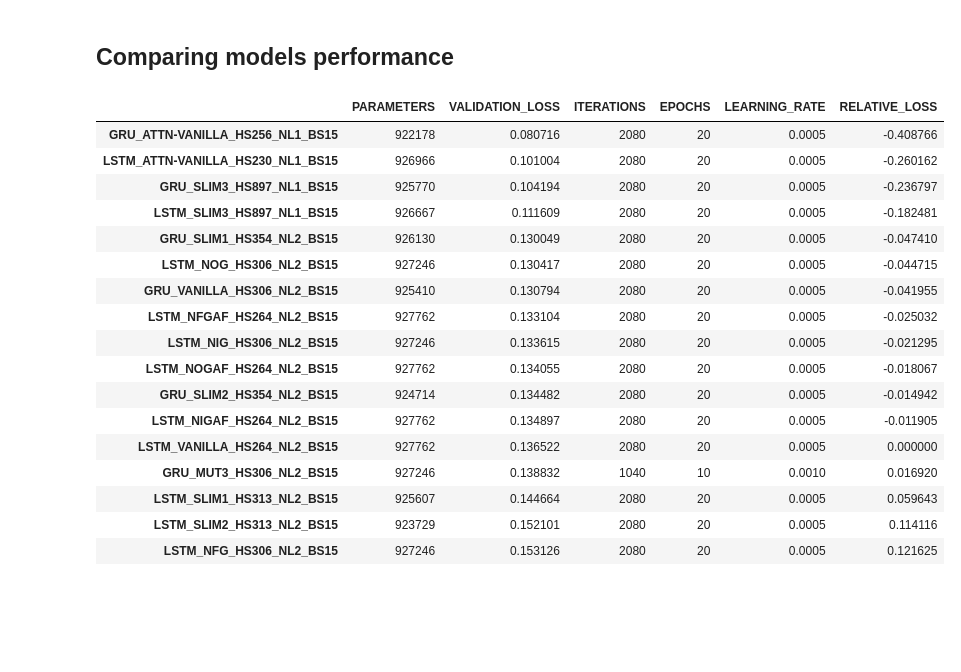
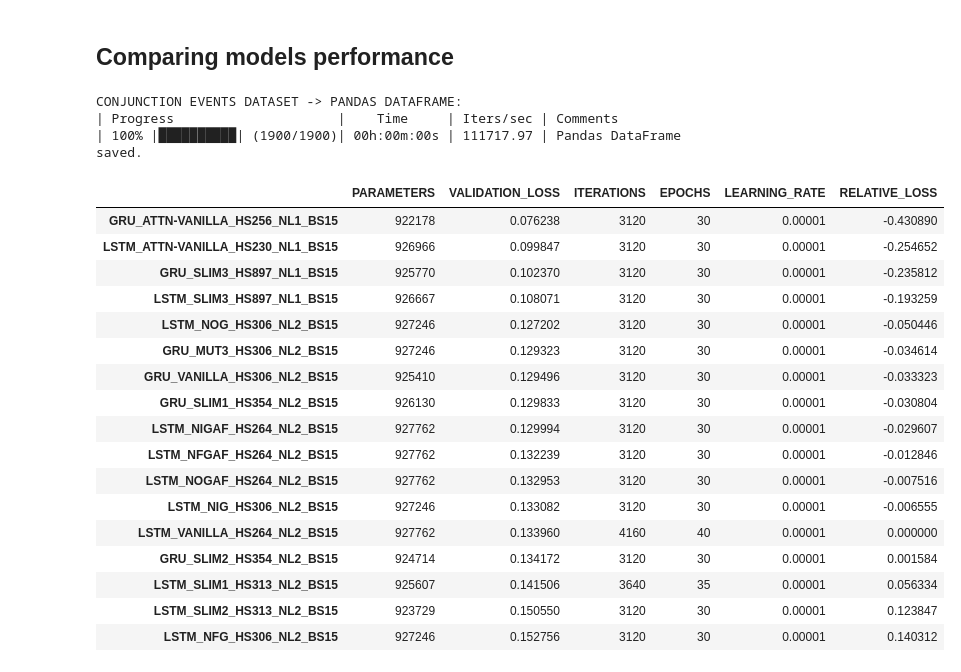
Before and after one commit to JJavierRosales/scapy, a Jupyter notebook: notebooks/rnn_time_series_forecasting.ipynb, the cells around one changed output. Cells and saved outputs as stored; diff of their text form; code cells hidden in the pictures; blank space fills up the shorter version.

```diff
--- a/notebooks/rnn_time_series_forecasting.ipynb
+++ b/notebooks/rnn_time_series_forecasting.ipynb
@@ -385,6 +411,6 @@ Model filename: cef_gru_slim3_hs897_nl1_bs15_parameters
 ### Model training
 # %%
 # Start training
-model.learn(events_train_and_val, epochs = 10, lr = 5e-4, batch_size = batch_size,
+model.learn(events_train_and_val, epochs = 20, lr = 1e-5, batch_size = batch_size,
             device = 'cpu', event_samples_for_stats = 2000,
             filepath_model = filepath_model, epoch_step_checkpoint = 5)
@@ -458,7 +458,11 @@ event.plot_features(features=features, axs=axs, label='Actual', legend = True)
 # %%
 import pandas as pd
 import torch
-def get_models_performance(folderpath:str, referential_network:str):
+
+features_stats = event.DatasetEventDataset(events_train_and_val, nn_features)._features_stats
+
+
+def get_models_performance(folderpath:str, referential_network:str, features_stats:dict):
 
     # Initialize dictionary to keep models performance.
     data = dict()
@@ -470,55 +474,61 @@ def get_models_performance(folderpath:str, referential_network:str):
         if not os.path.isfile(os.path.join(folderpath, f)) or not \
             (f[:3]=='cef' and f.split('_')[-1]=='parameters'): continue
 
         filename = '_'.join(f.split('_')[1:-1])
 
-        parameters = torch.load(os.path.join(folderpath,
-                                             f'cef_{filename}_parameters'))
+        filepath_model = os.path.join(folderpath,
+                                             f'cef_{filename}_parameters')
+
+        parameters = torch.load(filepath_model)
 
         num_params = parameters['num_params'] if 'num_params' in parameters.keys() else 0
         results = parameters['learn_results']
 
         data[filename.upper()] = [num_params,
                                     results['validation_loss'][-1],
                                     results['total_iterations'][-1],
                                     results['epoch'][-1],
                                     results['learning_rate'][-1]]
 
     columns = ['PARAMETERS', 'VALIDATION_LOSS', 'ITERATIONS',
                'EPOCHS', 'LEARNING_RATE']
     df = pd.DataFrame.from_dict(columns = columns, data=data, orient='index')
     if referential_network is not None:
         ref_loss = df.loc[referential_network]['VALIDATION_LOSS']
         df['RELATIVE_LOSS'] = (df['VALIDATION_LOSS']-ref_loss)/ref_loss
 
     return df
 
-df = get_models_performance(os.path.join(utils.cwd,'models'),
-                               referential_network='LSTM_VANILLA_HS264_NL2_BS15')
+df = get_models_performance(folderpath = os.path.join(utils.cwd,'models'),
+                            referential_network='LSTM_VANILLA_HS264_NL2_BS15',
+                            features_stats = features_stats)
 
 # Save results in a CSV file.
-df.to_csv('rnn_networks_performance.csv')
+df.to_csv('networks_training_results.csv')
 
 display(df.sort_values(by=['VALIDATION_LOSS'], ascending=True))
 # %% [output]
+CONJUNCTION EVENTS DATASET -> PANDAS DATAFRAME:
+| Progress                     |    Time     | Iters/sec | Comments
+| 100% |██████████| (1900/1900)| 00h:00m:00s | 111717.97 | Pandas DataFrame saved.
 |  | PARAMETERS | VALIDATION_LOSS | ITERATIONS | EPOCHS | LEARNING_RATE | RELATIVE_LOSS |
-| GRU_ATTN-VANILLA_HS256_NL1_BS15 | 922178 | 0.080716 | 2080 | 20 | 0.0005 | -0.408766 |
-| LSTM_ATTN-VANILLA_HS230_NL1_BS15 | 926966 | 0.101004 | 2080 | 20 | 0.0005 | -0.260162 |
-| GRU_SLIM3_HS897_NL1_BS15 | 925770 | 0.104194 | 2080 | 20 | 0.0005 | -0.236797 |
-| LSTM_SLIM3_HS897_NL1_BS15 | 926667 | 0.111609 | 2080 | 20 | 0.0005 | -0.182481 |
-| GRU_SLIM1_HS354_NL2_BS15 | 926130 | 0.130049 | 2080 | 20 | 0.0005 | -0.047410 |
-| LSTM_NOG_HS306_NL2_BS15 | 927246 | 0.130417 | 2080 | 20 | 0.0005 | -0.044715 |
-| GRU_VANILLA_HS306_NL2_BS15 | 925410 | 0.130794 | 2080 | 20 | 0.0005 | -0.041955 |
-| LSTM_NFGAF_HS264_NL2_BS15 | 927762 | 0.133104 | 2080 | 20 | 0.0005 | -0.025032 |
-| LSTM_NIG_HS306_NL2_BS15 | 927246 | 0.133615 | 2080 | 20 | 0.0005 | -0.021295 |
-| LSTM_NOGAF_HS264_NL2_BS15 | 927762 | 0.134055 | 2080 | 20 | 0.0005 | -0.018067 |
-| GRU_SLIM2_HS354_NL2_BS15 | 924714 | 0.134482 | 2080 | 20 | 0.0005 | -0.014942 |
-| LSTM_NIGAF_HS264_NL2_BS15 | 927762 | 0.134897 | 2080 | 20 | 0.0005 | -0.011905 |
-| LSTM_VANILLA_HS264_NL2_BS15 | 927762 | 0.136522 | 2080 | 20 | 0.0005 | 0.000000 |
-| GRU_MUT3_HS306_NL2_BS15 | 927246 | 0.138832 | 1040 | 10 | 0.0010 | 0.016920 |
-| LSTM_SLIM1_HS313_NL2_BS15 | 925607 | 0.144664 | 2080 | 20 | 0.0005 | 0.059643 |
-| LSTM_SLIM2_HS313_NL2_BS15 | 923729 | 0.152101 | 2080 | 20 | 0.0005 | 0.114116 |
-| LSTM_NFG_HS306_NL2_BS15 | 927246 | 0.153126 | 2080 | 20 | 0.0005 | 0.121625 |
+| GRU_ATTN-VANILLA_HS256_NL1_BS15 | 922178 | 0.076238 | 3120 | 30 | 0.00001 | -0.430890 |
+| LSTM_ATTN-VANILLA_HS230_NL1_BS15 | 926966 | 0.099847 | 3120 | 30 | 0.00001 | -0.254652 |
+| GRU_SLIM3_HS897_NL1_BS15 | 925770 | 0.102370 | 3120 | 30 | 0.00001 | -0.235812 |
+| LSTM_SLIM3_HS897_NL1_BS15 | 926667 | 0.108071 | 3120 | 30 | 0.00001 | -0.193259 |
+| LSTM_NOG_HS306_NL2_BS15 | 927246 | 0.127202 | 3120 | 30 | 0.00001 | -0.050446 |
+| GRU_MUT3_HS306_NL2_BS15 | 927246 | 0.129323 | 3120 | 30 | 0.00001 | -0.034614 |
+| GRU_VANILLA_HS306_NL2_BS15 | 925410 | 0.129496 | 3120 | 30 | 0.00001 | -0.033323 |
+| GRU_SLIM1_HS354_NL2_BS15 | 926130 | 0.129833 | 3120 | 30 | 0.00001 | -0.030804 |
+| LSTM_NIGAF_HS264_NL2_BS15 | 927762 | 0.129994 | 3120 | 30 | 0.00001 | -0.029607 |
+| LSTM_NFGAF_HS264_NL2_BS15 | 927762 | 0.132239 | 3120 | 30 | 0.00001 | -0.012846 |
+| LSTM_NOGAF_HS264_NL2_BS15 | 927762 | 0.132953 | 3120 | 30 | 0.00001 | -0.007516 |
+| LSTM_NIG_HS306_NL2_BS15 | 927246 | 0.133082 | 3120 | 30 | 0.00001 | -0.006555 |
+| LSTM_VANILLA_HS264_NL2_BS15 | 927762 | 0.133960 | 4160 | 40 | 0.00001 | 0.000000 |
+| GRU_SLIM2_HS354_NL2_BS15 | 924714 | 0.134172 | 3120 | 30 | 0.00001 | 0.001584 |
+| LSTM_SLIM1_HS313_NL2_BS15 | 925607 | 0.141506 | 3640 | 35 | 0.00001 | 0.056334 |
+| LSTM_SLIM2_HS313_NL2_BS15 | 923729 | 0.150550 | 3120 | 30 | 0.00001 | 0.123847 |
+| LSTM_NFG_HS306_NL2_BS15 | 927246 | 0.152756 | 3120 | 30 | 0.00001 | 0.140312 |
 # %%
 
 import matplotlib.pyplot as plt
```
Also changed, not shown: parts of 10 cells of this notebook, 3 other files.
